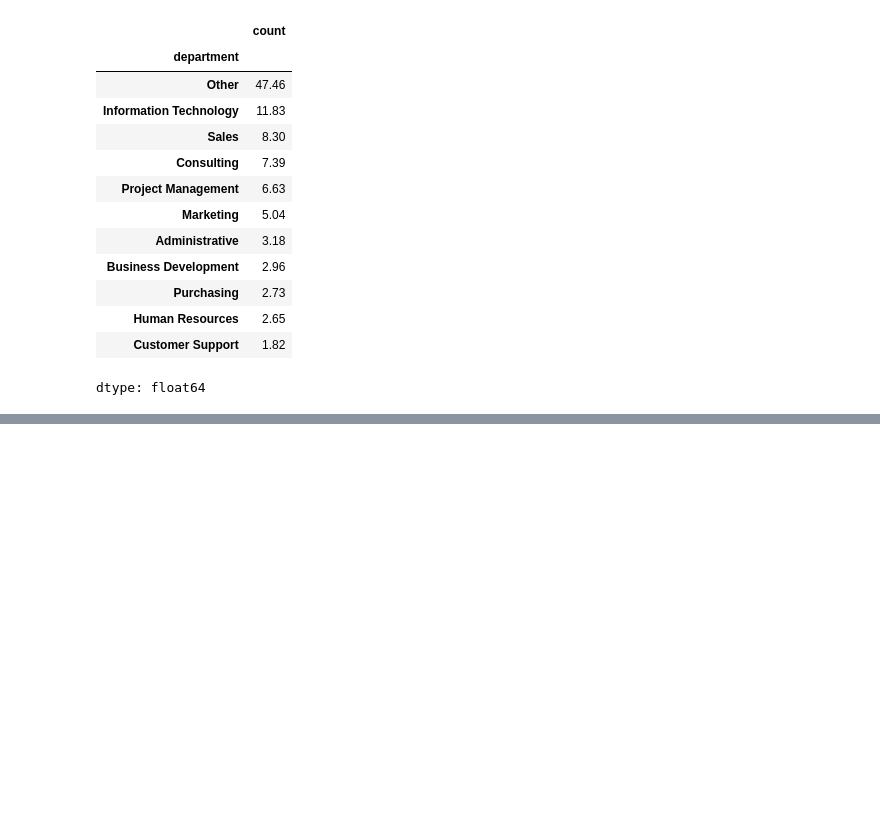
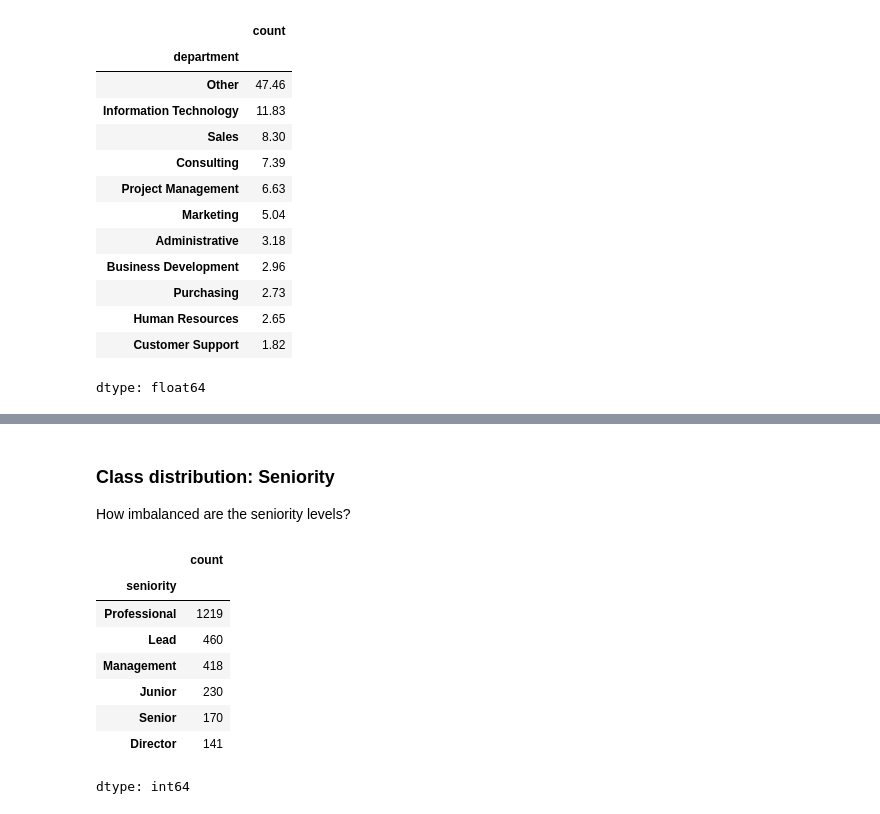
Before and after one commit to luisadosch/nlp-job-title-classification-benchmark-snapaddy, a Jupyter notebook: Untitled0.ipynb, the cells around one changed output, grey strips where cells are left out. Saved outputs shown, nothing was run; the diff lists cells and outputs as text; code cells hidden in the pictures; blank space fills up the shorter version.

```diff
--- a/Untitled0.ipynb
+++ b/Untitled0.ipynb
@@ -447,0 +450,17 @@ plt.show()
+# %% [markdown]
+### Class distribution: Seniority
+
+How imbalanced are the seniority levels?
+# %%
+sen_counts = eda_df["seniority"].value_counts()
+sen_counts
+# %% [output]
+|  | count |
+| seniority |  |
+| Professional | 1219 |
+| Lead | 460 |
+| Management | 418 |
+| Junior | 230 |
+| Senior | 170 |
+| Director | 141 |
+dtype: int64
```
Also changed, not shown: parts of 7 cells of this notebook.
